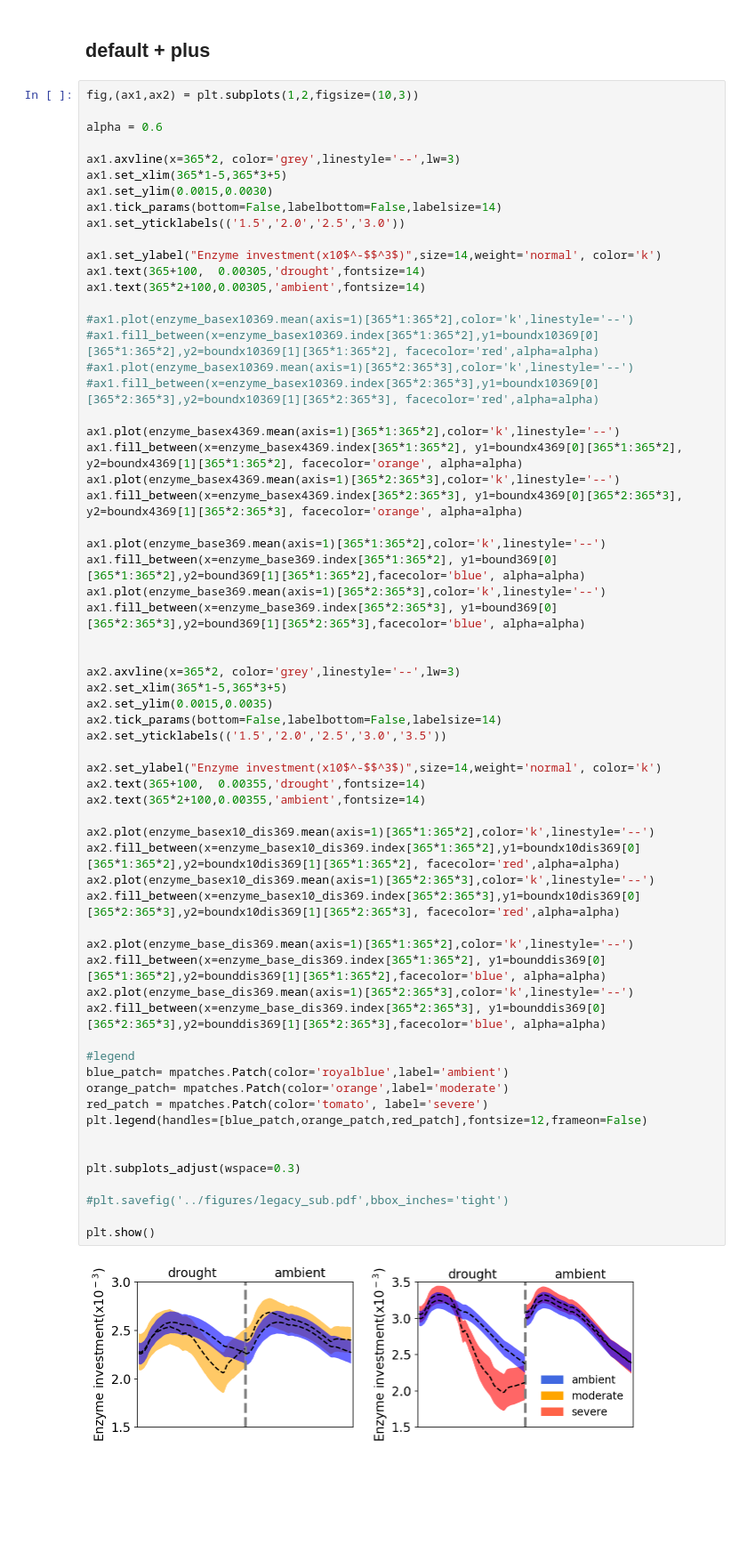
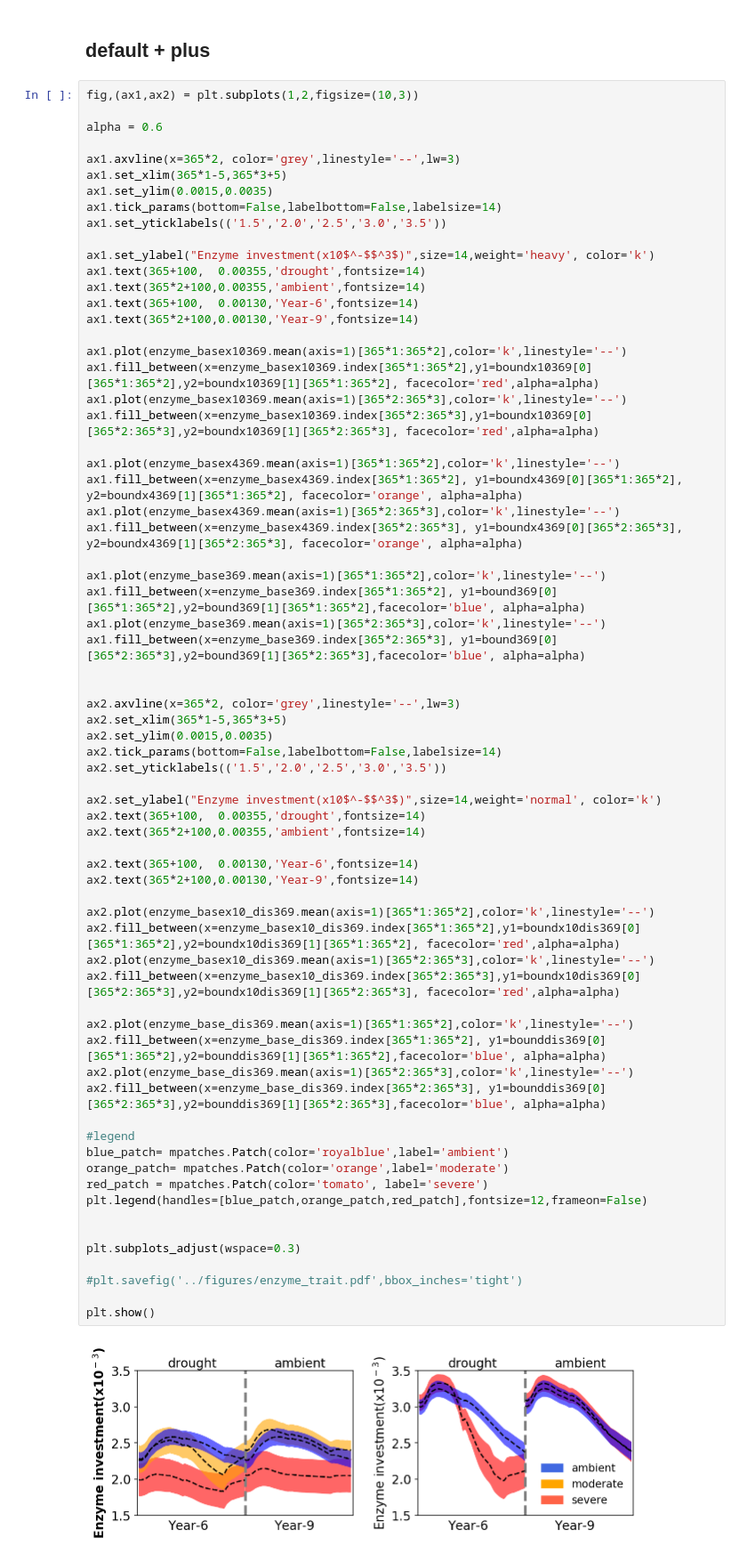
Before and after one commit to bioatmosphere/microbiome-drought-legacy, a Jupyter notebook: data/version_2/enzyme/enzyme_investment.ipynb, the cells around one changed output. Shown at 89% size. Cells and saved outputs as stored; diff of their text form; blank space fills up the shorter version.

```diff
--- a/data/version_2/enzyme/enzyme_investment.ipynb
+++ b/data/version_2/enzyme/enzyme_investment.ipynb
@@ -304,18 +304,20 @@ alpha = 0.6
 
 ax1.axvline(x=365*2, color='grey',linestyle='--',lw=3)
 ax1.set_xlim(365*1-5,365*3+5)
-ax1.set_ylim(0.0015,0.0030)
+ax1.set_ylim(0.0015,0.0035)
 ax1.tick_params(bottom=False,labelbottom=False,labelsize=14)
-ax1.set_yticklabels(('1.5','2.0','2.5','3.0'))
+ax1.set_yticklabels(('1.5','2.0','2.5','3.0','3.5'))
 
-ax1.set_ylabel("Enzyme investment(x10$^-$$^3$)",size=14,weight='normal', color='k')
-ax1.text(365+100,  0.00305,'drought',fontsize=14)
-ax1.text(365*2+100,0.00305,'ambient',fontsize=14)
+ax1.set_ylabel("Enzyme investment(x10$^-$$^3$)",size=14,weight='heavy', color='k')
+ax1.text(365+100,  0.00355,'drought',fontsize=14)
+ax1.text(365*2+100,0.00355,'ambient',fontsize=14)
+ax1.text(365+100,  0.00130,'Year-6',fontsize=14)
+ax1.text(365*2+100,0.00130,'Year-9',fontsize=14)
 
-#ax1.plot(enzyme_basex10369.mean(axis=1)[365*1:365*2],color='k',linestyle='--')
-#ax1.fill_between(x=enzyme_basex10369.index[365*1:365*2],y1=boundx10369[0][365*1:365*2],y2=boundx10369[1][365*1:365*2], facecolor='red',alpha=alpha)
-#ax1.plot(enzyme_basex10369.mean(axis=1)[365*2:365*3],color='k',linestyle='--')
-#ax1.fill_between(x=enzyme_basex10369.index[365*2:365*3],y1=boundx10369[0][365*2:365*3],y2=boundx10369[1][365*2:365*3], facecolor='red',alpha=alpha)
+ax1.plot(enzyme_basex10369.mean(axis=1)[365*1:365*2],color='k',linestyle='--')
+ax1.fill_between(x=enzyme_basex10369.index[365*1:365*2],y1=boundx10369[0][365*1:365*2],y2=boundx10369[1][365*1:365*2], facecolor='red',alpha=alpha)
+ax1.plot(enzyme_basex10369.mean(axis=1)[365*2:365*3],color='k',linestyle='--')
+ax1.fill_between(x=enzyme_basex10369.index[365*2:365*3],y1=boundx10369[0][365*2:365*3],y2=boundx10369[1][365*2:365*3], facecolor='red',alpha=alpha)
 
 ax1.plot(enzyme_basex4369.mean(axis=1)[365*1:365*2],color='k',linestyle='--')
 ax1.fill_between(x=enzyme_basex4369.index[365*1:365*2], y1=boundx4369[0][365*1:365*2], y2=boundx4369[1][365*1:365*2], facecolor='orange', alpha=alpha)
@@ -333,32 +335,35 @@ ax2.set_xlim(365*1-5,365*3+5)
 ax2.set_ylim(0.0015,0.0035)
 ax2.tick_params(bottom=False,labelbottom=False,labelsize=14)
 ax2.set_yticklabels(('1.5','2.0','2.5','3.0','3.5'))
 
 ax2.set_ylabel("Enzyme investment(x10$^-$$^3$)",size=14,weight='normal', color='k')
 ax2.text(365+100,  0.00355,'drought',fontsize=14)
 ax2.text(365*2+100,0.00355,'ambient',fontsize=14)
 
+ax2.text(365+100,  0.00130,'Year-6',fontsize=14)
+ax2.text(365*2+100,0.00130,'Year-9',fontsize=14)
+
 ax2.plot(enzyme_basex10_dis369.mean(axis=1)[365*1:365*2],color='k',linestyle='--')
 ax2.fill_between(x=enzyme_basex10_dis369.index[365*1:365*2],y1=boundx10dis369[0][365*1:365*2],y2=boundx10dis369[1][365*1:365*2], facecolor='red',alpha=alpha)
 ax2.plot(enzyme_basex10_dis369.mean(axis=1)[365*2:365*3],color='k',linestyle='--')
 ax2.fill_between(x=enzyme_basex10_dis369.index[365*2:365*3],y1=boundx10dis369[0][365*2:365*3],y2=boundx10dis369[1][365*2:365*3], facecolor='red',alpha=alpha)
 
 ax2.plot(enzyme_base_dis369.mean(axis=1)[365*1:365*2],color='k',linestyle='--')
 ax2.fill_between(x=enzyme_base_dis369.index[365*1:365*2], y1=bounddis369[0][365*1:365*2],y2=bounddis369[1][365*1:365*2],facecolor='blue', alpha=alpha)
 ax2.plot(enzyme_base_dis369.mean(axis=1)[365*2:365*3],color='k',linestyle='--')
 ax2.fill_between(x=enzyme_base_dis369.index[365*2:365*3], y1=bounddis369[0][365*2:365*3],y2=bounddis369[1][365*2:365*3],facecolor='blue', alpha=alpha)
 
 #legend
 blue_patch= mpatches.Patch(color='royalblue',label='ambient')
 orange_patch= mpatches.Patch(color='orange',label='moderate')
 red_patch = mpatches.Patch(color='tomato', label='severe')
 plt.legend(handles=[blue_patch,orange_patch,red_patch],fontsize=12,frameon=False)
 
 
 plt.subplots_adjust(wspace=0.3)
 
-#plt.savefig('../figures/legacy_sub.pdf',bbox_inches='tight')
+#plt.savefig('../figures/enzyme_trait.pdf',bbox_inches='tight')
 
 plt.show()
 # %% [output]
-[figure, old version]
+[figure, new version]
```
Also changed, not shown: 43 other files.
